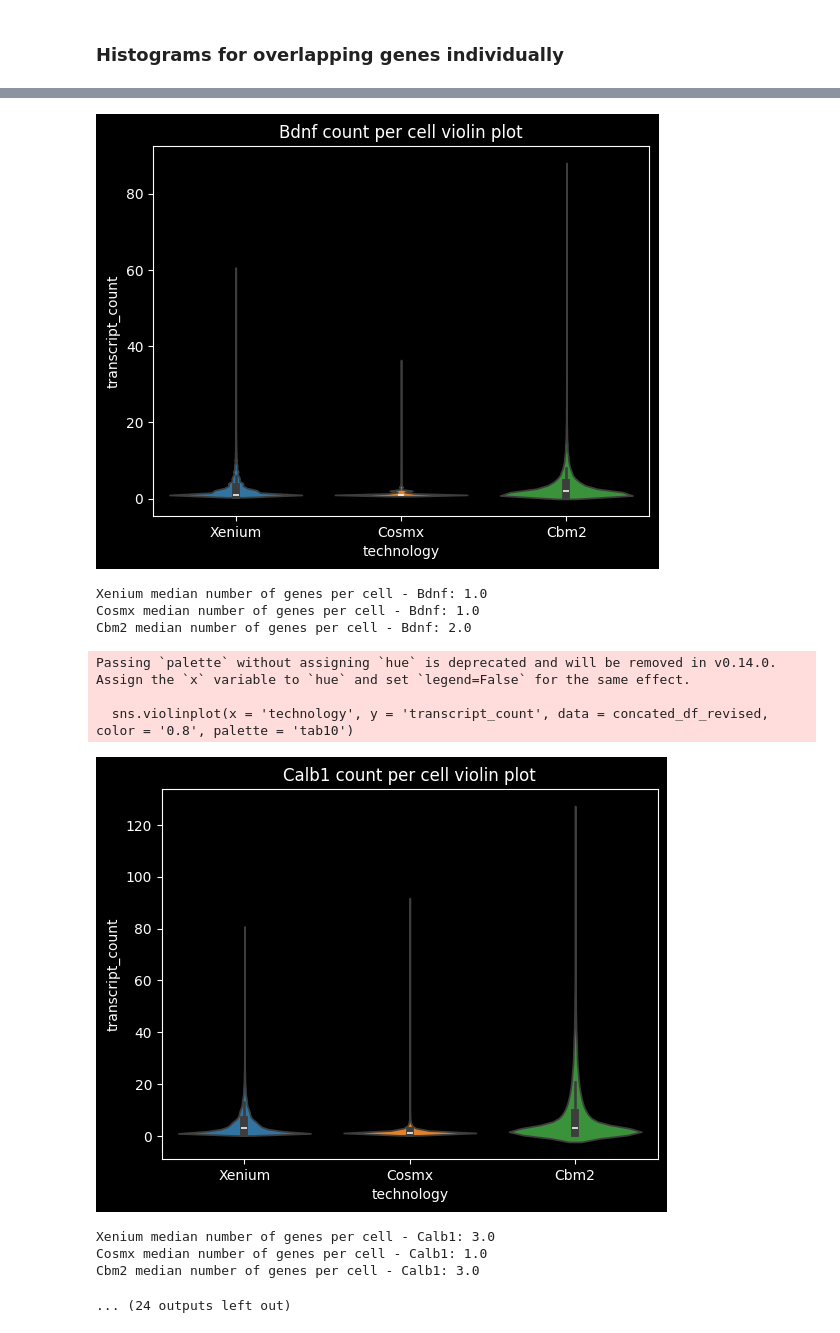
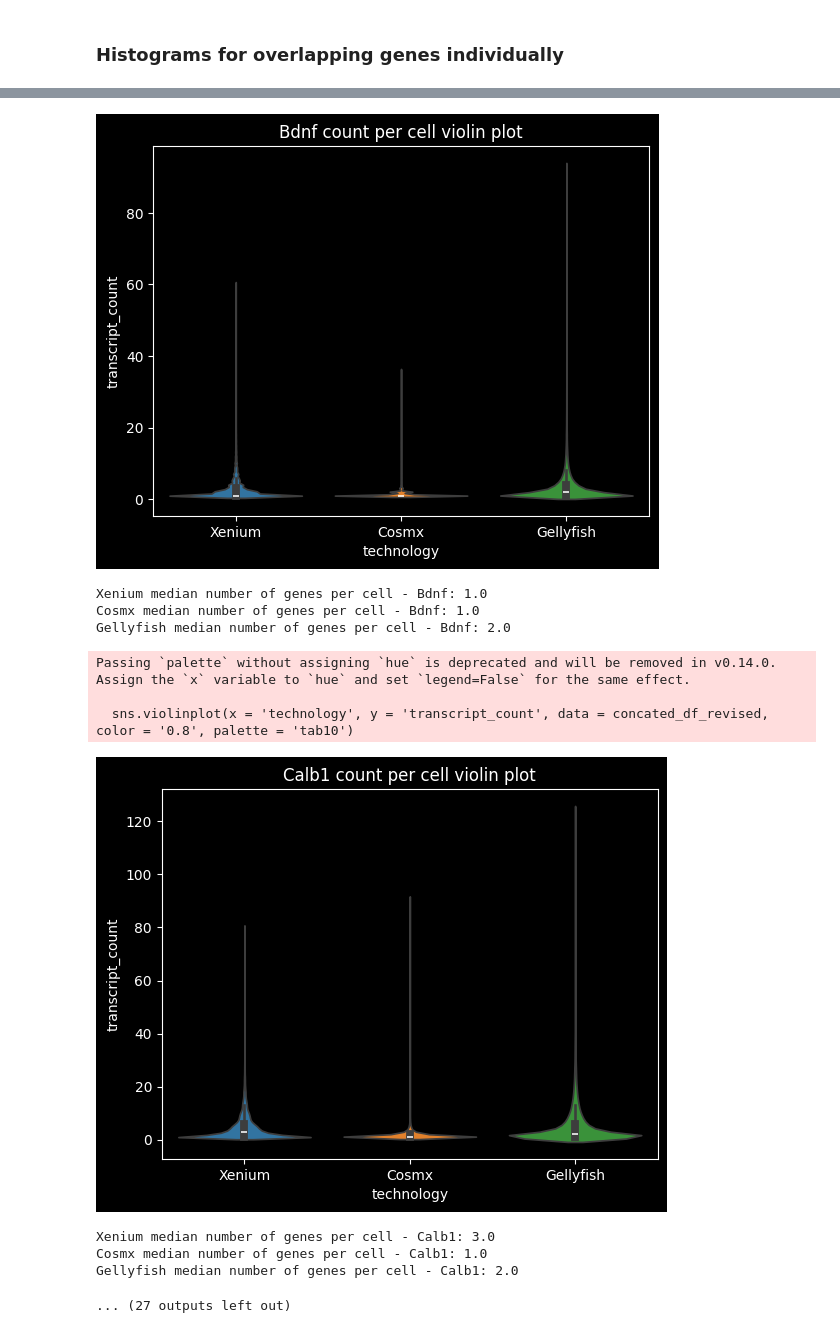
Before and after one commit to krisalejo/scRNA-seq-tech-comparisons, a Jupyter notebook: Transcripts per cell - revised.ipynb, the cells around one changed output, grey strips where cells are left out. Cells and saved outputs as stored; diff of their text form; code cells hidden in the pictures.

```diff
--- a/Transcripts per cell - revised.ipynb
+++ b/Transcripts per cell - revised.ipynb
@@ -618,7 +541,7 @@ vizgen_overlap_filtered
 # %%
-cbm2_overlap = cbm2_cell_df.loc[:, [gene for gene in cbm2_cell_df.columns if gene in gene_overlap_list]]
-cbm2_overlap_filtered = cbm2_overlap[cbm2_overlap.sum(axis=1) != 0]
-cbm2_overlap_filtered
+gellyfish_overlap = gellyfish_cell_df.loc[:, [gene for gene in cbm2_cell_df.columns if gene in gene_overlap_list]]
+gellyfish_overlap_filtered = gellyfish_overlap[gellyfish_overlap.sum(axis=1) != 0]
+gellyfish_overlap_filtered
 # %% [output]
 |  | Acta2 | Aqp4 | Bdnf | Calb1 | Cldn5 | Fos | Gad1 | Gfap | Gpr17 | Npy2r | Pdgfra | ... |
 | 0 | 6 | 17 | 0 | 2 | 0 | 1 | 0 | 0 | 0 | 0 | 0 | ... |
@@ -859,9 +746,9 @@ Cbm2 median number of genes per cell 25.0
 for gene in gene_overlap_list:
     xenium_overlap_filtered_gene = xenium_overlap_filtered[gene][xenium_overlap_filtered[gene] != 0]
     cosmx_overlap_filtered_gene = cosmx_overlap_filtered[gene][cosmx_overlap_filtered[gene] != 0]
-    vizgen_overlap_filtered_gene = vizgen_overlap_filtered[gene][vizgen_overlap_filtered[gene] != 0]
-    cbm2_overlap_filtered_gene = cbm2_overlap_filtered[gene][cbm2_overlap_filtered[gene] != 0]
+    gellyfish_overlap_filtered_gene = gellyfish_overlap_filtered[gene][gellyfish_overlap_filtered[gene] != 0]
     fig, axs = plt.subplots(2,2, figsize = (10,8))
+
     counts, bins, _ = axs[0,0].hist(xenium_overlap_filtered_gene, bins = 25, range = (0,25))
     axs[0,0].axvline(xenium_overlap_filtered_gene.median(), color = 'red', linestyle = 'dashed', label = 'Median')
     axs[0,0].text(5, int(0.75 * np.max(counts)), f'Median: {xenium_overlap_filtered_gene.median()}', color = 'red', fontsize = 25)
@@ -872,19 +759,9 @@ for gene in gene_overlap_list:
     axs[0,1].text(5, int(0.75 * np.max(counts)), f'Median: {cosmx_overlap_filtered_gene.median()}', color = 'red', fontsize = 25)
     axs[0,1].set_title(f'Cosmx histogram: {gene}')
 
-    counts, bins, _ = axs[1,0].hist(vizgen_overlap_filtered_gene, bins = 25, range = (0,25))
-    axs[1,0].axvline(vizgen_overlap_filtered_gene.median(), color = 'red', linestyle = 'dashed', label = 'Median')
-    axs[1,0].text(5, int(0.75 * np.max(counts)), f'Median: {vizgen_overlap_filtered_gene.median()}', color = 'red', fontsize = 25)
-    axs[1,0].set_title(f'Vizgen histogram: {gene}')
-
-    counts, bins, _ = axs[1,1].hist(cbm2_overlap_filtered_gene, bins = 25, range = (0,25))
-    axs[1,1].axvline(cbm2_overlap_filtered_gene.median(), color = 'red', linestyle = 'dashed', label = 'Median')
-    axs[1,1].text(5, int(0.75 * np.max(counts)), f'Median: {cbm2_overlap_filtered_gene.median()}', color = 'red', fontsize = 25)
-    axs[1,1].set_title(f'Cbm2 histogram: {gene}')
+    counts, bins, _ = axs[1,1].hist(gellyfish_overlap_filtered_gene, bins = 25, range = (0,25))
+    axs[1,1].axvline(gellyfish_overlap_filtered_gene.median(), color = 'red', linestyle = 'dashed', label = 'Median')
+    axs[1,1].text(5, int(0.75 * np.max(counts)), f'Median: {gellyfish_overlap_filtered_gene.median()}', color = 'red', fontsize = 25)
+    axs[1,1].set_title(f'Gellyfish histogram: {gene}')
     plt.show()
-    #plt.text(50, 15000, f'Median: {int(vizgen_transcript_counts.median())}', color = 'red', fontsize = 25)
-    #plt.axvline(vizgen_transcript_counts.mean() - vizgen_transcript_counts.std(), color = 'green', linestyle = 'dashed', label = '-1 SD')
-    #plt.text(420, 100000, f'SD: {int(vizgen_transcript_counts.std())}', color = 'green', fontsize = 15)
-    #plt.axvline(vizgen_transcript_counts.mean() + vizgen_transcript_counts.std(), color = 'green', linestyle = 'dashed', label = '+1 SD')
-    #plt.title('Vizgen - Number of transcripts per cell')
 # %% [output]
@@ -912,18 +790,13 @@ for gene in gene_overlap_list:
     cosmx_overlap_gene_df['transcript_count'] = cosmx_overlap_filtered_gene
     cosmx_overlap_gene_df['technology'] = 'Cosmx'
 
-    vizgen_overlap_filtered_gene = vizgen_overlap_filtered[gene][vizgen_overlap_filtered[gene] != 0]
-    vizgen_overlap_gene_df = pd.DataFrame()
-    vizgen_overlap_gene_df['transcript_count'] = vizgen_overlap_filtered_gene
-    vizgen_overlap_gene_df['technology'] = 'Vizgen'
-
-    cbm2_overlap_filtered_gene = cbm2_overlap_filtered[gene][cbm2_overlap_filtered[gene] != 0]
-    cbm2_overlap_gene_df = pd.DataFrame()
-    cbm2_overlap_gene_df['transcript_count'] = cbm2_overlap_filtered_gene
-    cbm2_overlap_gene_df['technology'] = 'Cbm2'
+    gellyfish_overlap_filtered_gene = gellyfish_overlap_filtered[gene][gellyfish_overlap_filtered[gene] != 0]
+    gellyfish_overlap_gene_df = pd.DataFrame()
+    gellyfish_overlap_gene_df['transcript_count'] = gellyfish_overlap_filtered_gene
+    gellyfish_overlap_gene_df['technology'] = 'Gellyfish'
 
     concated_df = pd.DataFrame()
-    concated_df = pd.concat([xenium_overlap_gene_df, cosmx_overlap_gene_df, cbm2_overlap_gene_df], ignore_index = True)
+    concated_df = pd.concat([xenium_overlap_gene_df, cosmx_overlap_gene_df, gellyfish_overlap_gene_df], ignore_index = True)
     concated_df_revised = concated_df[concated_df['transcript_count'] <= 125]
 
     sns.violinplot(x = 'technology', y = 'transcript_count', data = concated_df_revised, color = '0.8', palette = 'tab10')
@@ -933,7 +806,7 @@ for gene in gene_overlap_list:
 
     print (f'Xenium median number of genes per cell - {gene}:', concated_df_revised[concated_df_revised['technology'] == 'Xenium']['transcript_count'].median())
     print(f'Cosmx median number of genes per cell - {gene}:', concated_df_revised[concated_df_revised['technology'] == 'Cosmx']['transcript_count'].median())
-    print(f'Cbm2 median number of genes per cell - {gene}:', concated_df_revised[concated_df_revised['technology'] == 'Cbm2']['transcript_count'].median())
+    print(f'Gellyfish median number of genes per cell - {gene}:', concated_df_revised[concated_df_revised['technology'] == 'Gellyfish']['transcript_count'].median())
 # %% [output]
 Passing `palette` without assigning `hue` is deprecated and will be removed in v0.14.0. Assign the `x` variable to `hue` and set `legend=False` for the same effect.
 
@@ -952,15 +825,15 @@ Cbm2 median number of genes per cell - Aqp4: 3.0
 Passing `palette` without assigning `hue` is deprecated and will be removed in v0.14.0. Assign the `x` variable to `hue` and set `legend=False` for the same effect.
 
   sns.violinplot(x = 'technology', y = 'transcript_count', data = concated_df_revised, color = '0.8', palette = 'tab10')
-[figure, old version]
+[figure, new version]
 Xenium median number of genes per cell - Bdnf: 1.0
 Cosmx median number of genes per cell - Bdnf: 1.0
-Cbm2 median number of genes per cell - Bdnf: 2.0
+Gellyfish median number of genes per cell - Bdnf: 2.0
 Passing `palette` without assigning `hue` is deprecated and will be removed in v0.14.0. Assign the `x` variable to `hue` and set `legend=False` for the same effect.
 
   sns.violinplot(x = 'technology', y = 'transcript_count', data = concated_df_revised, color = '0.8', palette = 'tab10')
-[figure, old version]
+[figure, new version]
 Xenium median number of genes per cell - Calb1: 3.0
 Cosmx median number of genes per cell - Calb1: 1.0
-Cbm2 median number of genes per cell - Calb1: 3.0
+Gellyfish median number of genes per cell - Calb1: 2.0
-... (24 outputs left out)
+... (27 outputs left out)
```
Also changed, not shown: parts of 75 cells of this notebook, 1 other file.
